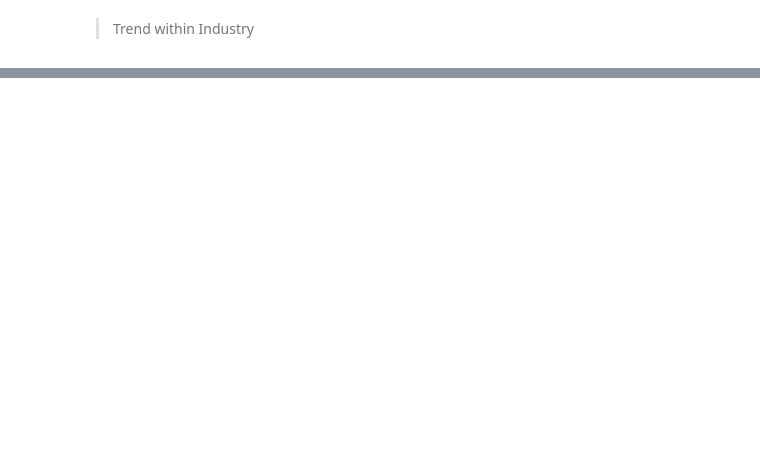
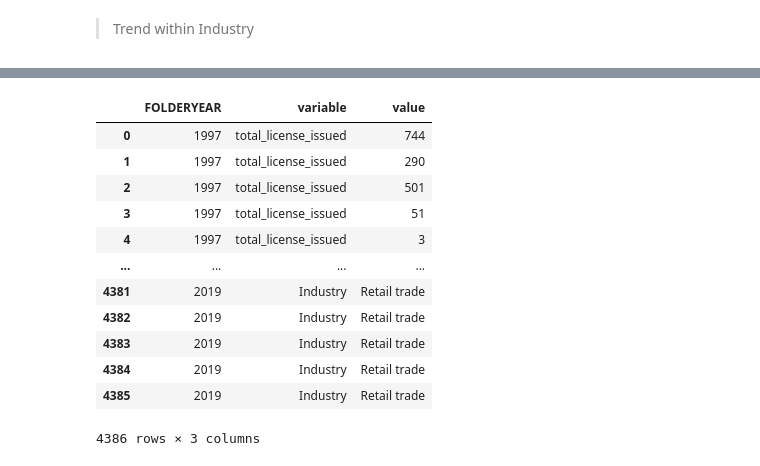
Before and after one commit to aakanksha023/EVAN, a Jupyter notebook: src/04_visualization/eda.ipynb, the cells around one changed output, grey strips where cells are left out. Cells and saved outputs as stored; diff of their text form; code cells hidden in the pictures; blank space fills up the shorter version.

```diff
--- a/src/04_visualization/eda.ipynb
+++ b/src/04_visualization/eda.ipynb
@@ -172,0 +282,19 @@ bars_3 = alt.Chart(df_1).mark_bar(opacity=0.7).encode(
+# %%
+melted = pd.melt(df_n.drop('BusinessType', axis=1).rename({'BusinessIndustry': 'Industry'}, axis=1),
+                 id_vars=['FOLDERYEAR'], value_vars=['total_license_issued', 'Industry'])
+
+melted
+# %% [output]
+|  | FOLDERYEAR | variable | value |
+| 0 | 1997 | total_license_issued | 744 |
+| 1 | 1997 | total_license_issued | 290 |
+| 2 | 1997 | total_license_issued | 501 |
+| 3 | 1997 | total_license_issued | 51 |
+| 4 | 1997 | total_license_issued | 3 |
+| ... | ... | ... | ... |
+| 4381 | 2019 | Industry | Retail trade |
+| 4382 | 2019 | Industry | Retail trade |
+| 4383 | 2019 | Industry | Retail trade |
+| 4384 | 2019 | Industry | Retail trade |
+| 4385 | 2019 | Industry | Retail trade |
+4386 rows × 3 columns
```
Also changed, not shown: parts of 22 cells of this notebook.
